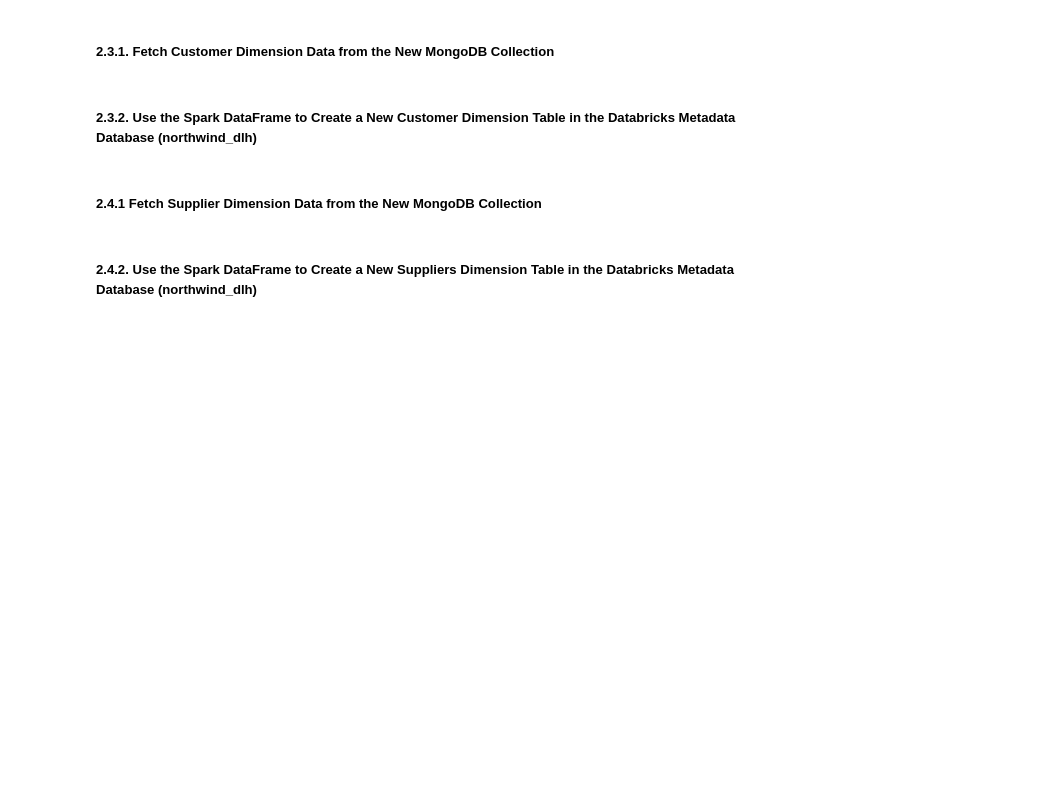
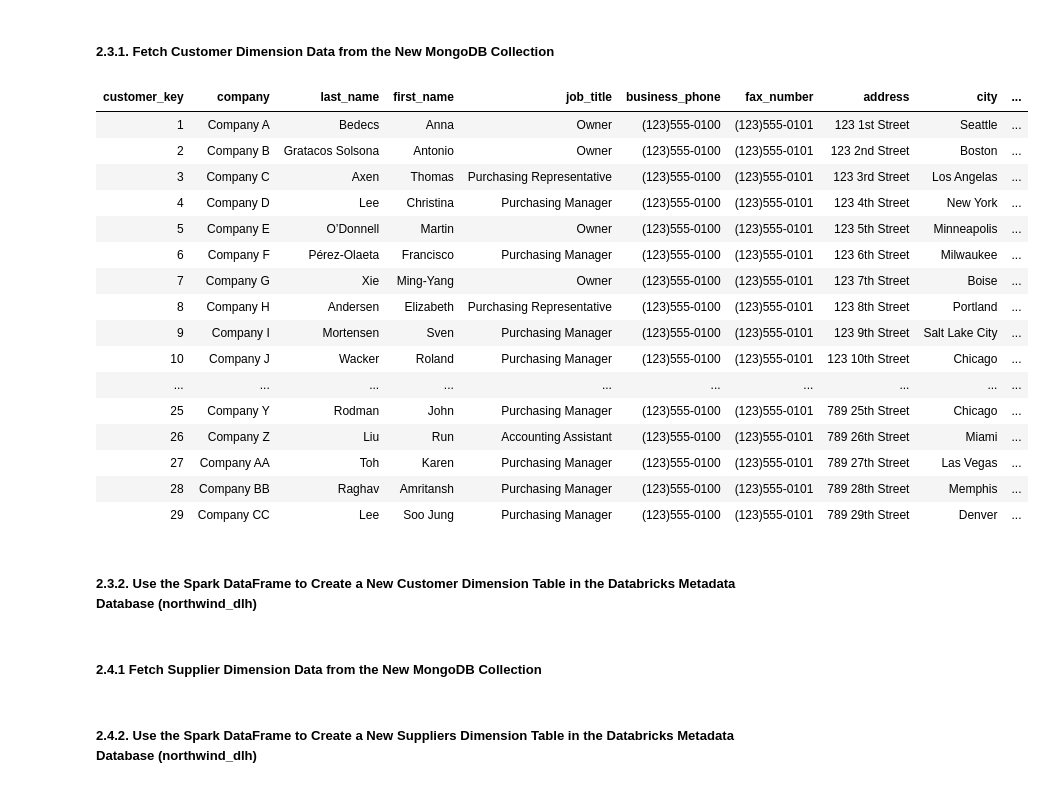
Before and after one commit to JTupitza-UVA/DS-2002, a Jupyter notebook: 04-Databricks/6.0-Lab-DataLakehouse-Structured-Streaming.ipynb, the cells around one changed output. Saved outputs shown, nothing was run; the diff lists cells and outputs as text; code cells hidden in the pictures; blank space fills up the shorter version.

```diff
--- a/04-Databricks/6.0-Lab-DataLakehouse-Structured-Streaming.ipynb
+++ b/04-Databricks/6.0-Lab-DataLakehouse-Structured-Streaming.ipynb
@@ -195,12 +220,31 @@ set_mongo_collection(atlas_user_name, atlas_password, atlas_cluster_name, atlas_
 # %%
 %scala
-import com.mongodb.spark._
 
 val df_customer = spark.read.format("com.mongodb.spark.sql.DefaultSource")
-.option("database", "northwind_dw2").option("collection", "customers").load()
+.option("spark.mongodb.input.uri", atlas_uri)
+.option("database", "northwind_dw2")
+.option("collection", "customers").load()
 .select("customer_key","company","last_name","first_name","job_title","business_phone","fax_number","address","city","state_province","zip_postal_code","country_region")
 
 display(df_customer)
+# %% [output]
+| customer_key | company | last_name | first_name | job_title | business_phone | fax_number | address | city | ... |
+| 1 | Company A | Bedecs | Anna | Owner | (123)555-0100 | (123)555-0101 | 123 1st Street | Seattle | ... |
+| 2 | Company B | Gratacos Solsona | Antonio | Owner | (123)555-0100 | (123)555-0101 | 123 2nd Street | Boston | ... |
+| 3 | Company C | Axen | Thomas | Purchasing Representative | (123)555-0100 | (123)555-0101 | 123 3rd Street | Los Angelas | ... |
+| 4 | Company D | Lee | Christina | Purchasing Manager | (123)555-0100 | (123)555-0101 | 123 4th Street | New York | ... |
+| 5 | Company E | O’Donnell | Martin | Owner | (123)555-0100 | (123)555-0101 | 123 5th Street | Minneapolis | ... |
+| 6 | Company F | Pérez-Olaeta | Francisco | Purchasing Manager | (123)555-0100 | (123)555-0101 | 123 6th Street | Milwaukee | ... |
+| 7 | Company G | Xie | Ming-Yang | Owner | (123)555-0100 | (123)555-0101 | 123 7th Street | Boise | ... |
+| 8 | Company H | Andersen | Elizabeth | Purchasing Representative | (123)555-0100 | (123)555-0101 | 123 8th Street | Portland | ... |
+| 9 | Company I | Mortensen | Sven | Purchasing Manager | (123)555-0100 | (123)555-0101 | 123 9th Street | Salt Lake City | ... |
+| 10 | Company J | Wacker | Roland | Purchasing Manager | (123)555-0100 | (123)555-0101 | 123 10th Street | Chicago | ... |
+| ... | ... | ... | ... | ... | ... | ... | ... | ... | ... |
+| 25 | Company Y | Rodman | John | Purchasing Manager | (123)555-0100 | (123)555-0101 | 789 25th Street | Chicago | ... |
+| 26 | Company Z | Liu | Run | Accounting Assistant | (123)555-0100 | (123)555-0101 | 789 26th Street | Miami | ... |
+| 27 | Company AA | Toh | Karen | Purchasing Manager | (123)555-0100 | (123)555-0101 | 789 27th Street | Las Vegas | ... |
+| 28 | Company BB | Raghav | Amritansh | Purchasing Manager | (123)555-0100 | (123)555-0101 | 789 28th Street | Memphis | ... |
+| 29 | Company CC | Lee | Soo Jung | Purchasing Manager | (123)555-0100 | (123)555-0101 | 789 29th Street | Denver | ... |
 # %%
 %scala
 df_customer.printSchema()
```
Also changed, not shown: parts of 18 cells of this notebook.
